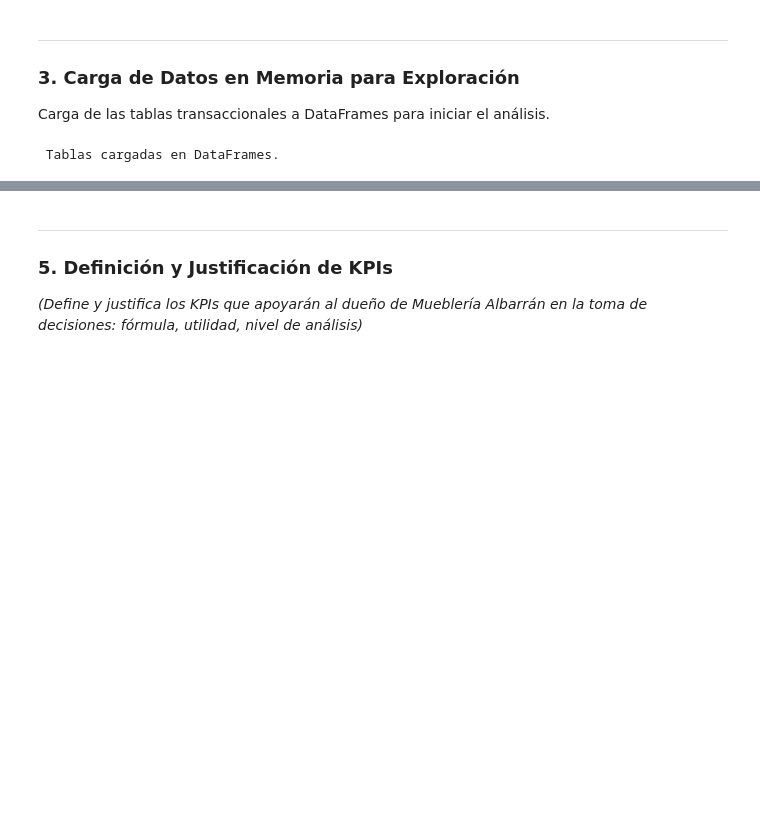
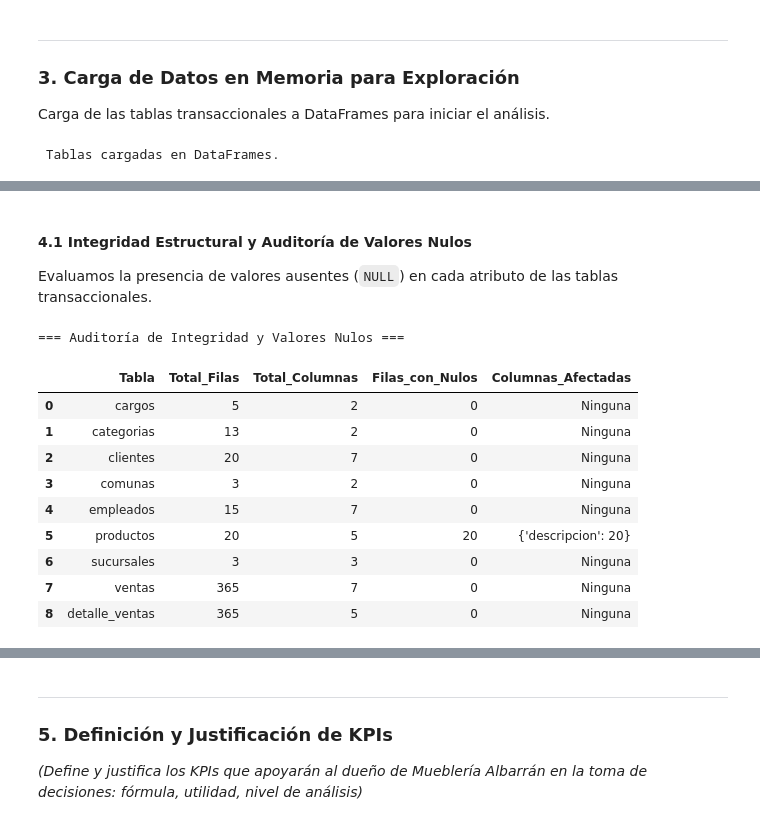
Before and after one commit to MarceloMejias/C2-Caso1-IN, a Jupyter notebook: notebooks/modelo_de_negocios.ipynb, the cells around one changed output, grey strips where cells are left out. Cells and saved outputs as stored; diff of their text form; code cells hidden in the pictures; blank space fills up the shorter version.

```diff
--- a/notebooks/modelo_de_negocios.ipynb
+++ b/notebooks/modelo_de_negocios.ipynb
@@ -157,0 +166,48 @@ print(" Tablas cargadas en DataFrames.")
+# %% [markdown]
+#### 4.1 Integridad Estructural y Auditoría de Valores Nulos
+Evaluamos la presencia de valores ausentes (`NULL`) en cada atributo de las tablas transaccionales.
+# %%
+# Diccionario con todos los DataFrames cargados
+tablas_dict = {
+    "cargos": df_cargos,
+    "categorias": df_categorias,
+    "clientes": df_clientes,
+    "comunas": df_comunas,
+    "empleados": df_empleados,
+    "productos": df_productos,
+    "sucursales": df_sucursales,
+    "ventas": df_ventas,
+    "detalle_ventas": df_detalle,
+}
+
+# Auditoría de Nulos por tabla y columna
+reporte_nulos = []
+for nombre, df in tablas_dict.items():
+    nulos_por_col = df.isna().sum()
+    total_nulos = nulos_por_col.sum()
+    cols_con_nulos = nulos_por_col[nulos_por_col > 0].to_dict()
+    reporte_nulos.append(
+        {
+            "Tabla": nombre,
+            "Total_Filas": len(df),
+            "Total_Columnas": df.shape[1],
+            "Filas_con_Nulos": df.isna().any(axis=1).sum(),
+            "Columnas_Afectadas": str(cols_con_nulos) if cols_con_nulos else "Ninguna",
+        }
+    )
+
+df_calidad_nulos = pd.DataFrame(reporte_nulos)
+print("=== Auditoría de Integridad y Valores Nulos ===")
+display(df_calidad_nulos)
+# %% [output]
+=== Auditoría de Integridad y Valores Nulos ===
+|  | Tabla | Total_Filas | Total_Columnas | Filas_con_Nulos | Columnas_Afectadas |
+| 0 | cargos | 5 | 2 | 0 | Ninguna |
+| 1 | categorias | 13 | 2 | 0 | Ninguna |
+| 2 | clientes | 20 | 7 | 0 | Ninguna |
+| 3 | comunas | 3 | 2 | 0 | Ninguna |
+| 4 | empleados | 15 | 7 | 0 | Ninguna |
+| 5 | productos | 20 | 5 | 20 | {'descripcion': 20} |
+| 6 | sucursales | 3 | 3 | 0 | Ninguna |
+| 7 | ventas | 365 | 7 | 0 | Ninguna |
+| 8 | detalle_ventas | 365 | 5 | 0 | Ninguna |
```
Also changed, not shown: parts of 17 cells of this notebook, 5 other files.
